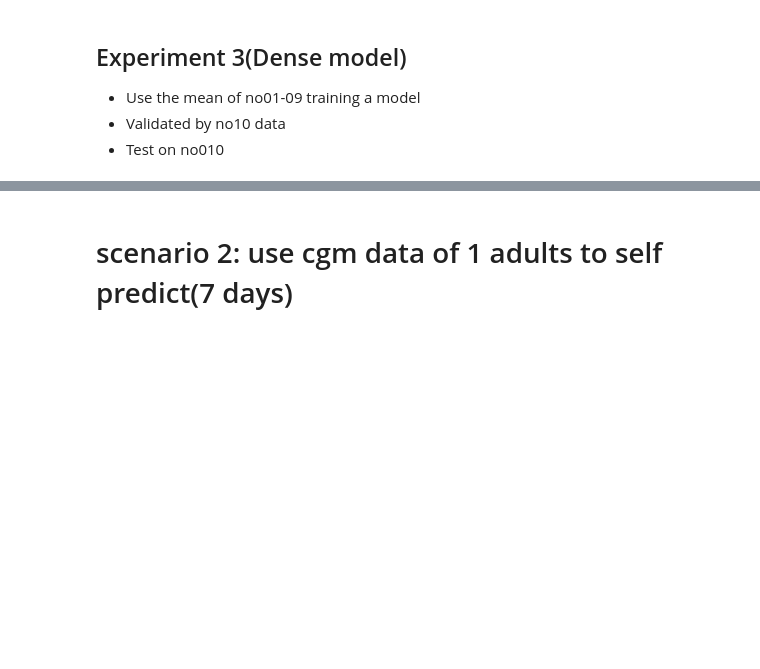
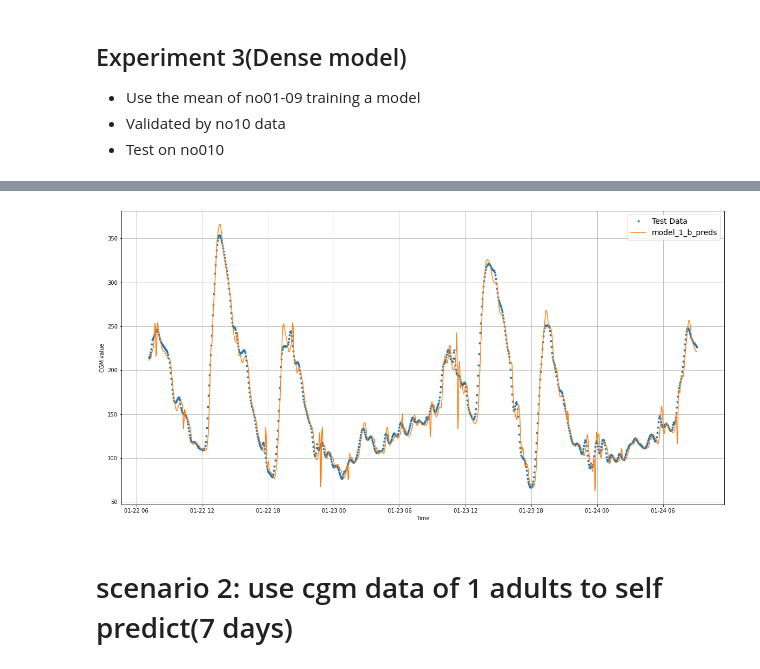
Before and after one commit to evelynlin2121/cgm_pred, a Jupyter notebook: simulate_cgm_pred_mean.ipynb, the cells around one changed output, grey strips where cells are left out. Saved outputs shown, nothing was run; the diff lists cells and outputs as text; code cells hidden in the pictures; blank space fills up the shorter version.

```diff
--- a/simulate_cgm_pred_mean.ipynb
+++ b/simulate_cgm_pred_mean.ipynb
@@ -561,3 +640,21 @@ model_1_b_results
+# %%
+# Plot model_1_b predictions
+offset_s = 500
+offset_e = 1500
+plt.figure(figsize=(20, 10))
+plot_time_series(timesteps=X_test[-len(test_windows_10):],
+                 values=test_labels_10[:, 0],
+                 start=offset_s,
+                 end=offset_e,
+                 label="Test Data")
+plot_time_series(timesteps=X_test[-len(test_windows_10):],
+                 values=model_1_b_preds,
+                 start=offset_s,
+                 end=offset_e,
+                 format="-",
+                 label="model_1_b_preds")
+# %% [output]
+[figure, added]
 # %% [markdown]
 # scenario 2: use cgm data of 1 adults to self predict(7 days)
 # %% [markdown]
```
Also changed, not shown: parts of 42 cells of this notebook.
